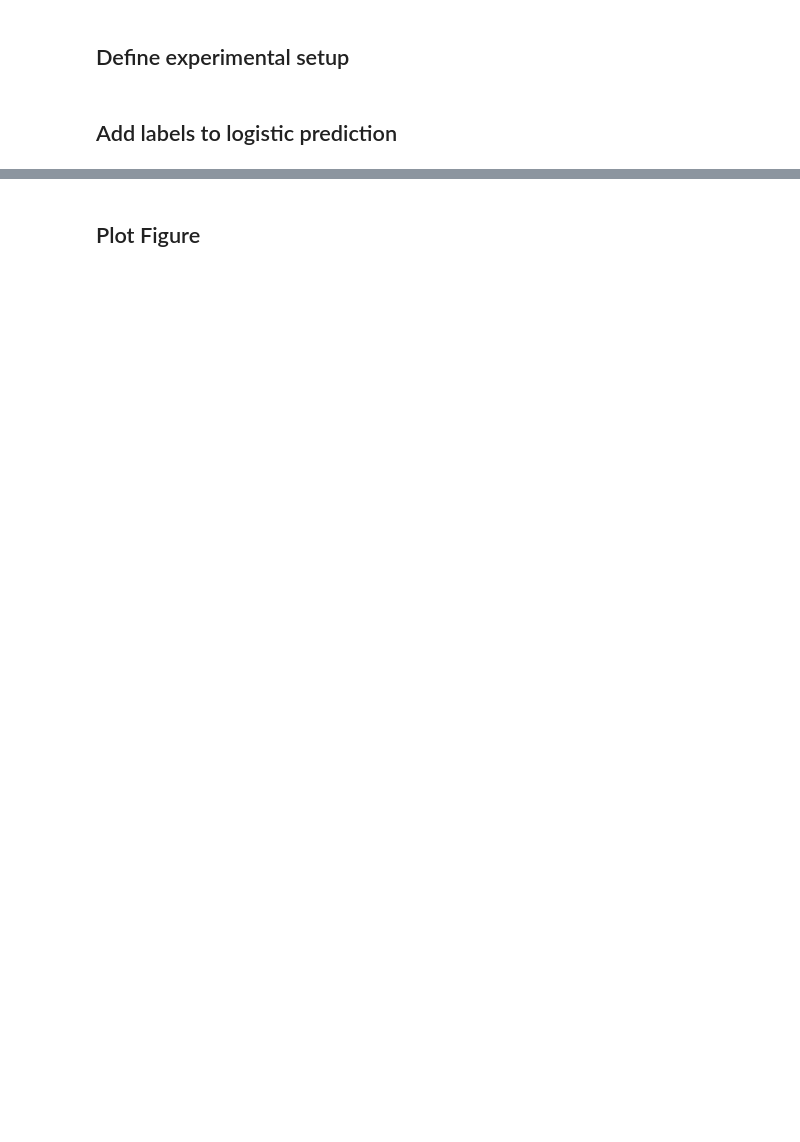
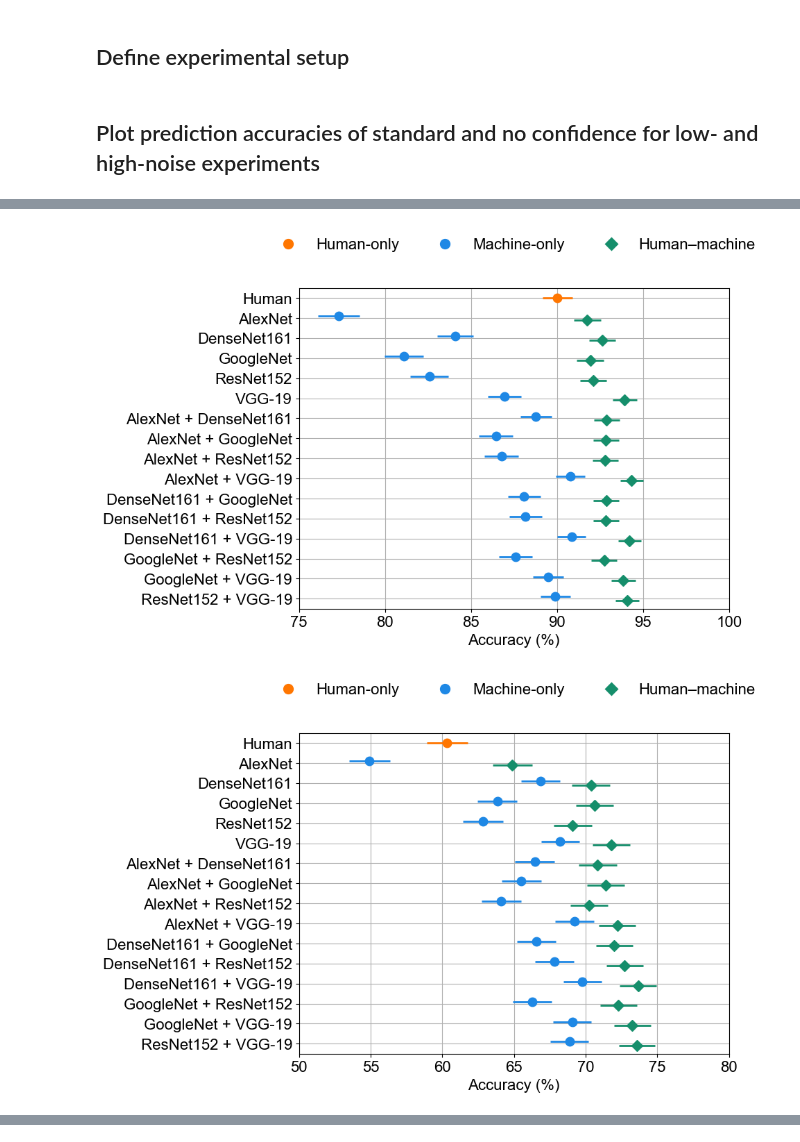
Before and after one commit to braingpt-lovelab/haico, a Jupyter notebook: notebooks/imagenet_analysis.ipynb, the cells around one changed output, grey strips where cells are left out. Saved outputs shown, nothing was run; the diff lists cells and outputs as text; code cells hidden in the pictures; blank space fills up the shorter version.

```diff
--- a/notebooks/imagenet_analysis.ipynb
+++ b/notebooks/imagenet_analysis.ipynb
@@ -17,5 +81,3 @@ noise_level = [125, 80][0]
 
 # Experiments utilizing confidence (standard) or without confidence (no_confidence)
 experiment_type = ['standard', 'no_confidence'][0]
-# %% [markdown]
-## Add labels to logistic prediction
@@ -26,22 +84,33 @@ logistic_results = pd.read_csv(f'../results/{experiment_name}.csv')
+# %% [markdown]
+## Plot prediction accuracies of standard and no confidence for low- and high-noise experiments
+# %%
+# Set labels for the type of team
+lab_H, lab_M, lab_HM = 'Human-only', 'Machine-only', 'Human\u2013machine'
+
+# Number of observations obtained from the paper
+n = 1200
+
+# Define custom colors for each type
+mycolors  = {lab_H: '#FF7600', lab_M: '#1E88E5', lab_HM: '#158E6B'}
+mymarkers = {lab_H: 'o',       lab_M: 'o',       lab_HM: 'D'}
+mymarksze = {lab_H: 9,         lab_M: 9,         lab_HM: 8}
 # %%
-logistic_results.columns = ['Human', 'AlexNet', 'DenseNet161', 'GoogleNet', 'ResNet152', 'VGG-19',
-       'Accuracy']
+for noise_level, experiment_type in zip([80, 125, 125], ['standard', 'standard', 'no_confidence']):
+    # Load the results for all team member combinations
+    experiment_name = f'imagenet_{noise_level}_logistic_predictions_{experiment_type}_experiment'
+    logistic_results = pd.read_csv(f'../results/{experiment_name}.csv')
+    logistic_results.columns = ['Human', 'AlexNet', 'DenseNet161', 'GoogleNet', 'ResNet152', 'VGG-19', 'Accuracy']
 
-# Set labels for the type of team
-lab_H, lab_M, lab_HM = 'Human', 'Machine', 'Human-machine'
+    # Set type of team
+    machines = list(logistic_results.iloc[:,1:-1].columns)
+    df = logistic_results.copy()
+    df['Classifier'] = df.iloc[:,1:-1].apply(lambda x: 'Human' if not x[machines].any() else ' + '.join([col for col in machines if x[col]]), axis=1)
+    df['Type'] = df.iloc[:,:-2].apply(lambda x: lab_M if not x['Human'] else lab_HM if x.sum() > 1 else lab_H, axis=1)
+    df['Accuracy'] = df['Accuracy'] * 100
 
-# Set type of team
-llms = list(logistic_results.iloc[:,1:-1].columns)
-df = logistic_results.copy()
-df['Classifier'] = df.iloc[:,1:-1].apply(lambda x: 'Human' if not x[llms].any() else ' + '.join([col for col in llms if x[col]]), axis=1)
-df['Type'] = df.iloc[:,:-2].apply(lambda x: lab_M if not x['Human'] else lab_HM if x.sum() > 1 else lab_H, axis=1)
-df['Accuracy'] = df['Accuracy'] * 100
+    # Calculate error bars (sem binomial data) for each point
+    df['SE'] = df.apply(lambda x: np.sqrt(x['Accuracy'] * (100 - x['Accuracy']) / n), axis=1)
 
-# Number of observations obtained from the paper
-n = 1200
-
-# Calculate error bars (sem binomial data) for each point
-df['SE'] = df.apply(lambda x: np.sqrt(x['Accuracy'] * (100 - x['Accuracy']) / n), axis=1)
-
-df
+    # Plot Figure
+    plot_figure(df, mycolors, mymarkers, mymarksze, low_noise=True if noise_level==80 else False)
 # %% [output]
@@ -64,0 +117,2 @@ df
+[figure, added]
+[figure, added]
@@ -65,2 +119,0 @@ df
-# %% [markdown]
-## Plot Figure
```
Also changed, not shown: parts of 6 cells of this notebook, 2 other files.
